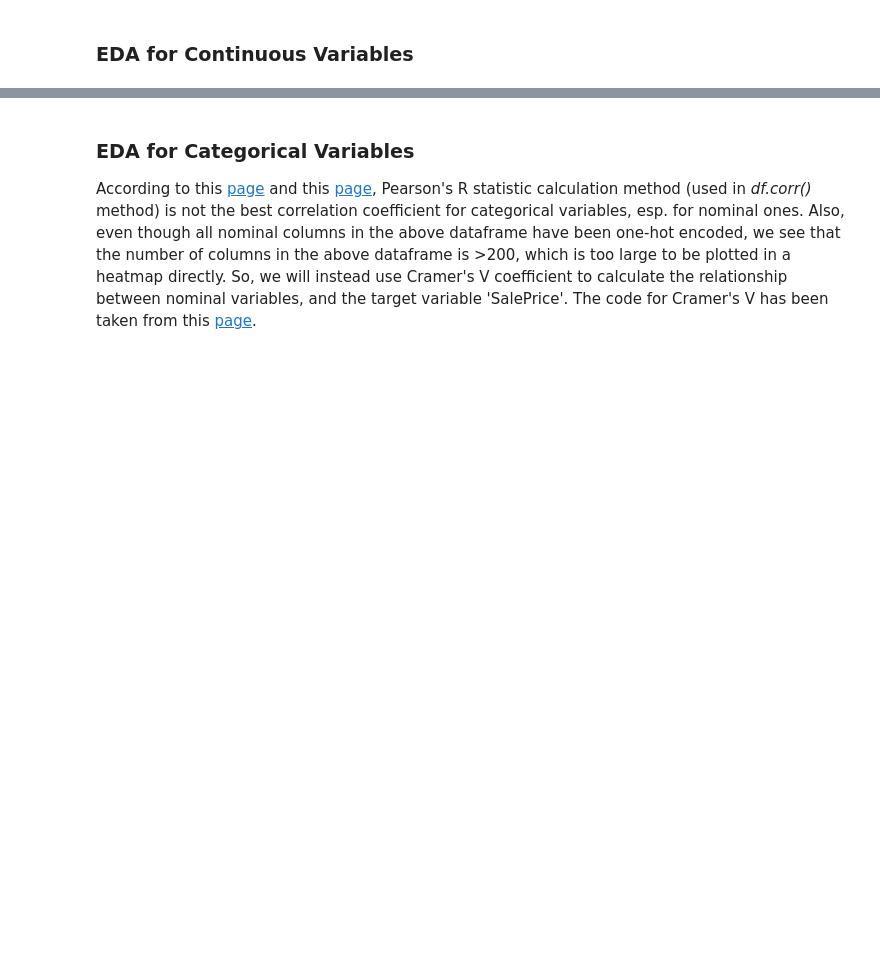
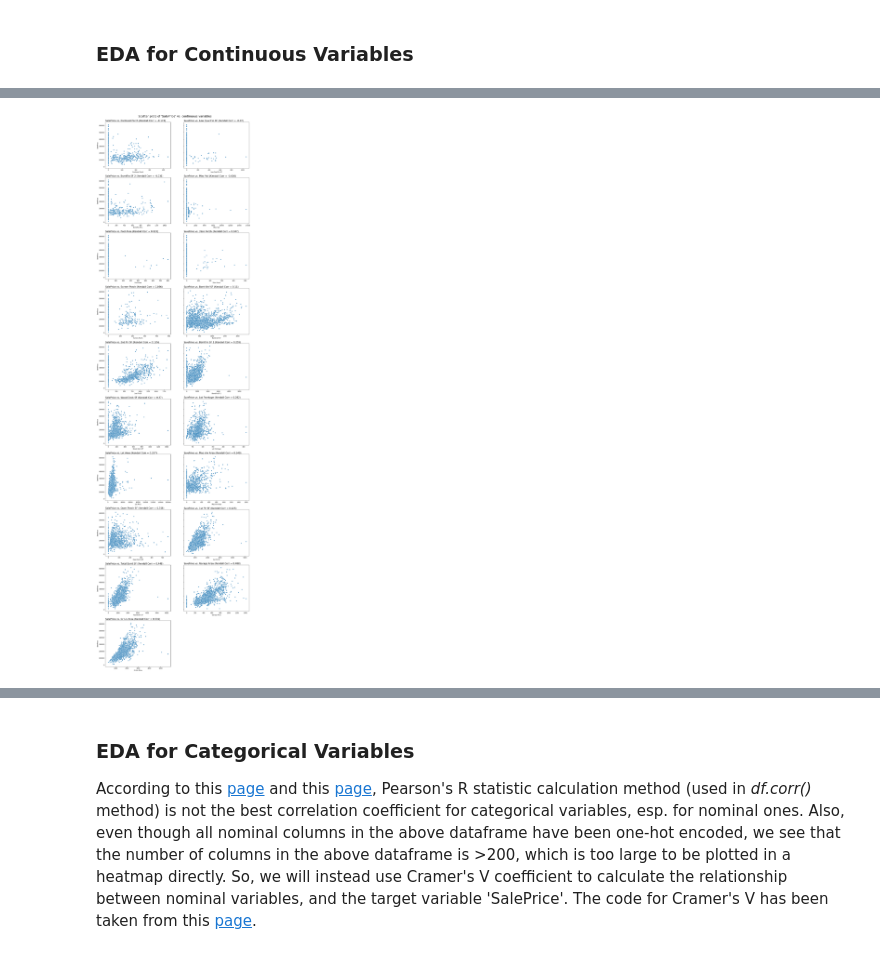
Before and after one commit to prerak12agarwal/GA_DSI_Projects, a Jupyter notebook: Project 2/code/3_EDA.ipynb, the cells around one changed output, grey strips where cells are left out. Cells and saved outputs as stored; diff of their text form; code cells hidden in the pictures; blank space fills up the shorter version.

```diff
--- a/Project 2/code/3_EDA.ipynb
+++ b/Project 2/code/3_EDA.ipynb
@@ -148,0 +237,20 @@ The following 2 columns will be disregarded from this point on because of the re
+# %%
+fig, ax = plt.subplots(nrows=10, ncols=2, figsize=(18,70), sharey=True)
+
+ax = ax.ravel()
+
+for i, col in enumerate(list(continuous_corr_df.columns)):
+
+    sns.scatterplot(data=ce_train, x=col, y='SalePrice', ax=ax[i])
+
+    kendall_coef = str(round(ce_train[['SalePrice', col]].corr(method='kendall').iloc[0,1], 3))
+
+    ax[i].set_title(f"SalePrice vs. {col} (Kendall Corr = {kendall_coef})", fontsize=16, loc='left')
+
+ax[19].remove()
+fig.suptitle(x=0.5, y=0.89, t="Scatter plots of 'SalePrice' vs. continuous variables", fontsize=20)
+
+# Exporting plot image in PNG format.
+plt.savefig('../plot_images/scatterplots_continuous_variables.png', bbox_inches='tight')
+# %% [output]
+[figure, added]
```
Also changed, not shown: parts of 41 cells of this notebook, 10 other files.
